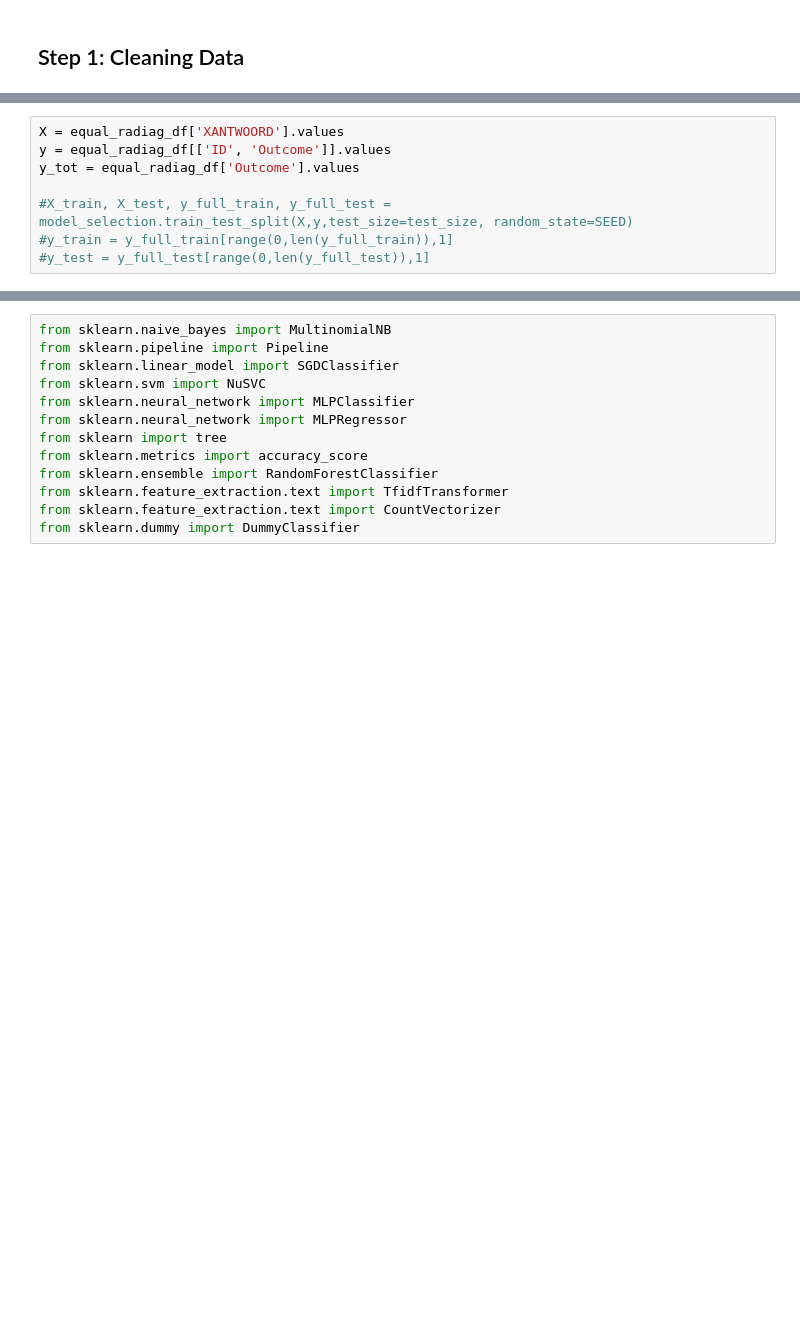
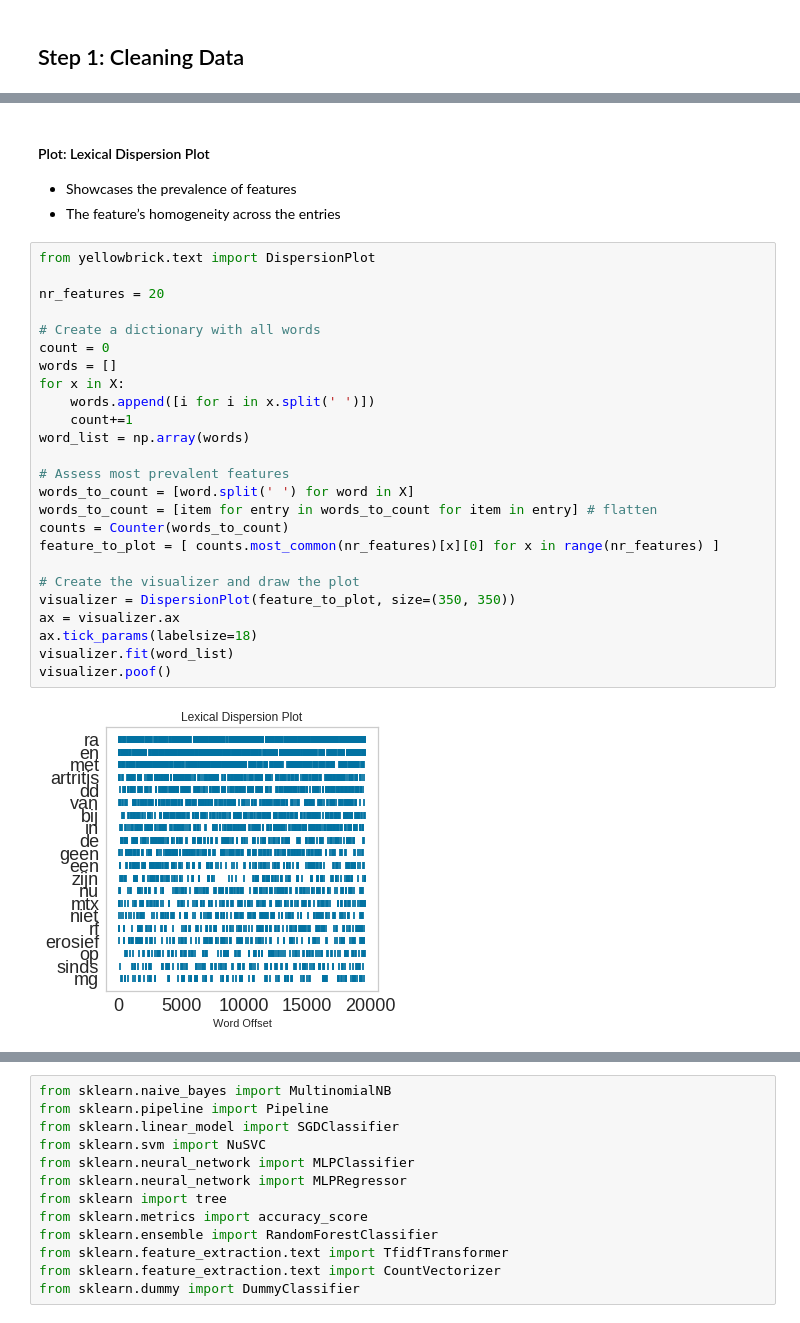
Before and after one commit to levrex/DiagnosisExtraction_ML, a Jupyter notebook: Notebook_Diagnosis_Extraction.ipynb, the cells around one changed output, grey strips where cells are left out. Cells and saved outputs as stored; diff of their text form; blank space fills up the shorter version.

```diff
--- a/Notebook_Diagnosis_Extraction.ipynb
+++ b/Notebook_Diagnosis_Extraction.ipynb
@@ -82,9 +90,32 @@ ax = df.plot(kind='bar',  title ="Distribution of RA and Non-RA-cases", figsize=
 [figure]
-# %%
-X = equal_radiag_df['XANTWOORD'].values
-y = equal_radiag_df[['ID', 'Outcome']].values
-y_tot = equal_radiag_df['Outcome'].values
-
-#X_train, X_test, y_full_train, y_full_test = model_selection.train_test_split(X,y,test_size=test_size, random_state=SEED)
-#y_train = y_full_train[range(0,len(y_full_train)),1]
-#y_test = y_full_test[range(0,len(y_full_test)),1]
+# %% [markdown]
+#### Plot: Lexical Dispersion Plot
+- Showcases the prevalence of features
+- The feature’s homogeneity across the entries
+# %%
+from yellowbrick.text import DispersionPlot
+
+nr_features = 20
+
+# Create a dictionary with all words
+count = 0
+words = []
+for x in X:
+    words.append([i for i in x.split(' ')])
+    count+=1
+word_list = np.array(words)
+
+# Assess most prevalent features
+words_to_count = [word.split(' ') for word in X]
+words_to_count = [item for entry in words_to_count for item in entry] # flatten
+counts = Counter(words_to_count)
+feature_to_plot = [ counts.most_common(nr_features)[x][0] for x in range(nr_features) ]
+
+# Create the visualizer and draw the plot
+visualizer = DispersionPlot(feature_to_plot, size=(350, 350))
+ax = visualizer.ax
+ax.tick_params(labelsize=18)
+visualizer.fit(word_list)
+visualizer.poof()
+# %% [output]
+[figure, added]
```
Also changed, not shown: parts of 66 cells of this notebook, 22 other files.
